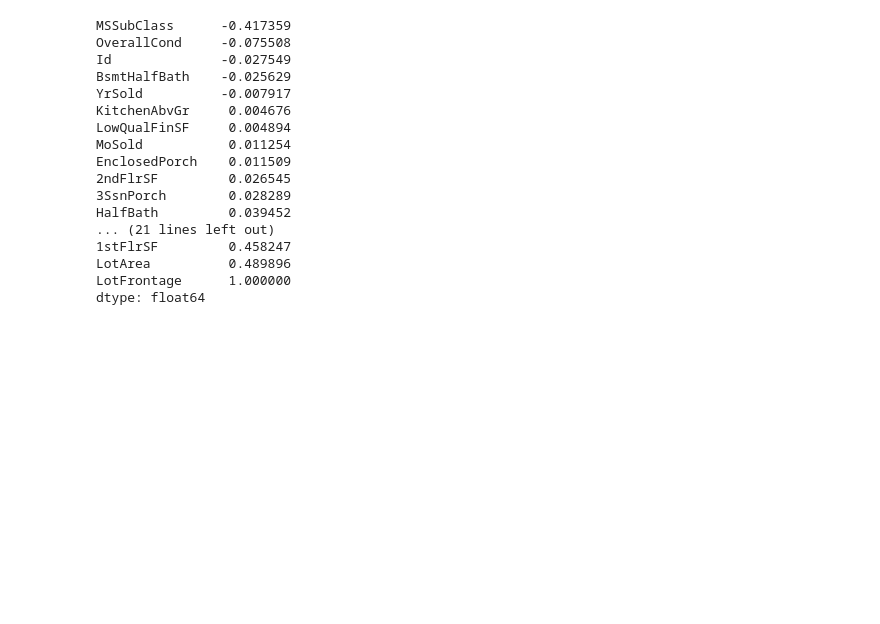
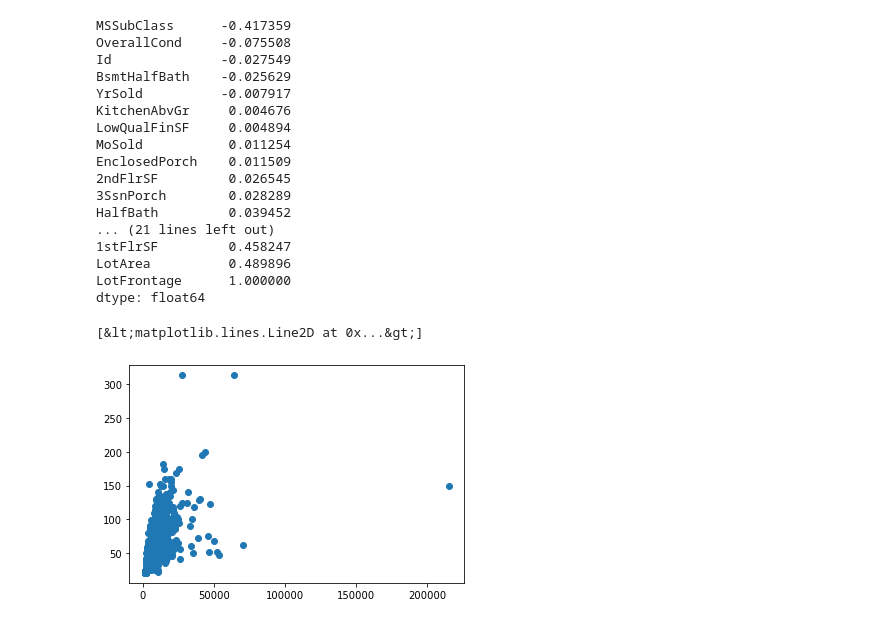
Before and after one commit to GiovanniAFrigeri/HousePrices, a Jupyter notebook: HousePrices.ipynb, the cells around one changed output. Drawn from its saved outputs; the diff is of its cells as text; code cells hidden in the pictures; blank space fills up the shorter version.

```diff
--- a/HousePrices.ipynb
+++ b/HousePrices.ipynb
@@ -161,4 +161,9 @@ HalfBath         0.039452
 LotArea          0.489896
 LotFrontage      1.000000
 dtype: float64
+# %%
+plt.plot(data_merged['LotArea'], data_merged['LotFrontage'], 'o')
+# %% [output]
+[&lt;matplotlib.lines.Line2D at 0x...&gt;]
+[figure, added]
 # %%
```
Also changed, not shown: parts of 1 cell of this notebook.
